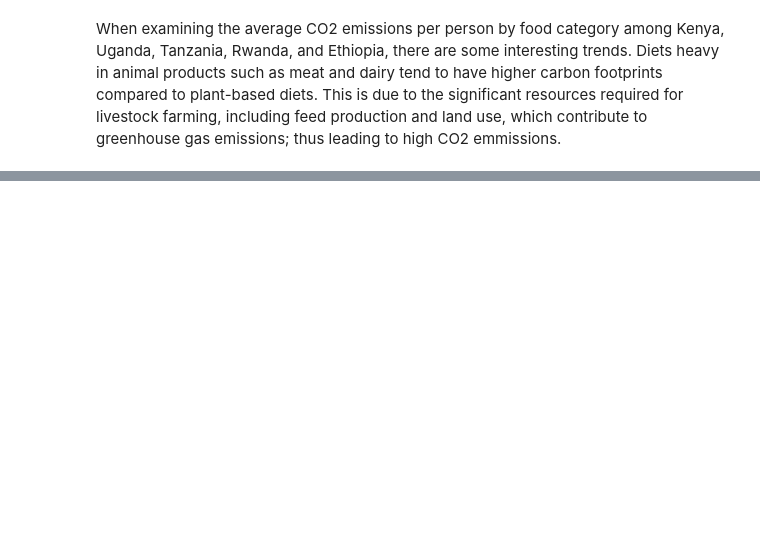
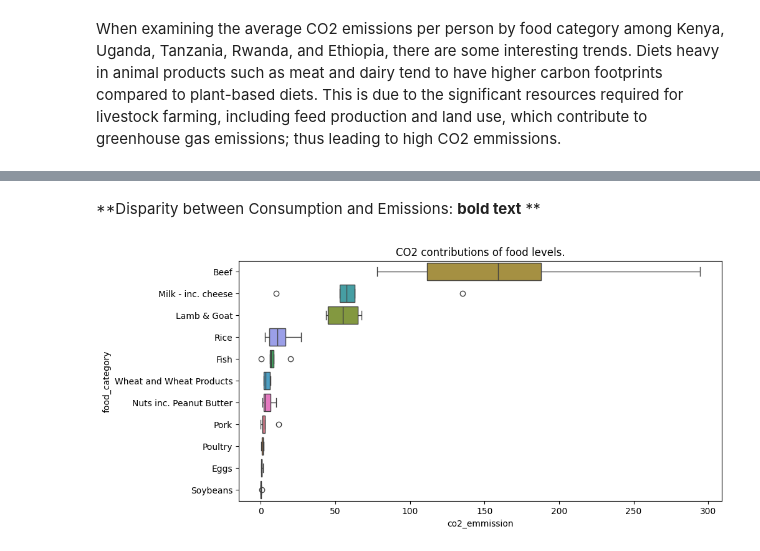
Before and after one commit to puritym8/Python-Data-Analysis, a Jupyter notebook: Food_carbon_footprint.ipynb, the cells around one changed output, grey strips where cells are left out. Cells and saved outputs as stored; diff of their text form; code cells hidden in the pictures; blank space fills up the shorter version.

```diff
--- a/Food_carbon_footprint.ipynb
+++ b/Food_carbon_footprint.ipynb
@@ -46,0 +117,14 @@ This is due to the significant resources required for livestock farming, includi
+# %% [markdown]
+**Disparity between Consumption and Emissions: **bold text**
+**
+# %%
+plt.figure(figsize=(10,5))
+sns.boxplot(data=east_africa, x='co2_emmission',y='food_category',
+            hue='food_category', legend=False, palette='husl',
+            order=['Beef','Milk - inc. cheese','Lamb & Goat','Rice',
+                   'Fish','Wheat and Wheat Products', 'Nuts inc. Peanut Butter',
+                   'Pork','Poultry','Eggs','Soybeans',])
+plt.title('CO2 contributions of food levels.')
+plt.show()
+# %% [output]
+[figure, added]
```
Also changed, not shown: parts of 16 cells of this notebook.
